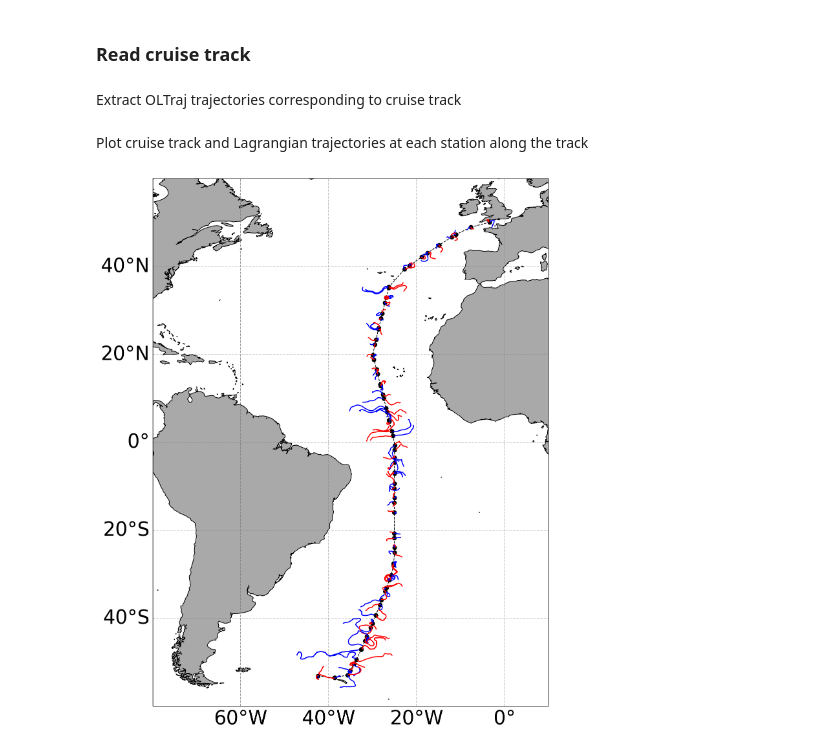
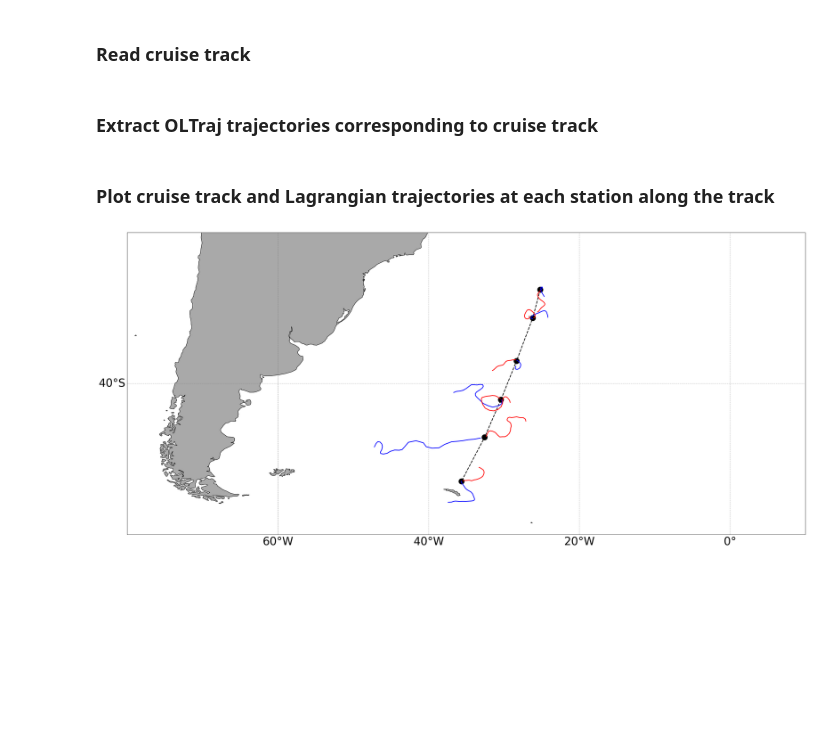
Before and after one commit to grgdll/OLTraj_examples, a Jupyter notebook: 1_Plot_traj/Source/OLTraj_eg_1.ipynb, the cells around one changed output. Drawn from its saved outputs; the diff is of its cells as text; code cells hidden in the pictures; blank space fills up the shorter version.

```diff
--- a/1_Plot_traj/Source/OLTraj_eg_1.ipynb
+++ b/1_Plot_traj/Source/OLTraj_eg_1.ipynb
@@ -42,8 +41,12 @@ from cartopy.util import add_cyclic_point
 
 track = pd.read_csv("../Input/amt27_track.csv")
 track['DateTime_UTC'] = pd.to_datetime(track['DateTime_UTC'])
+
+# remove most of the stations so that we can load some OLTraj files in Binder
+track = track.drop(track.index[0:55])
+track = track.iloc[0::4,:]
 # %% [markdown]
-Extract OLTraj trajectories corresponding to cruise track
+### Extract OLTraj trajectories corresponding to cruise track
 # %%
 #### convert longitude to -180,180 degs
 def convLon(ds):
@@ -71,8 +74,9 @@ trajlon = np.full((len(track), 59), np.nan)
 trajlat = np.full((len(track), 59), np.nan)
 
 dirOLTraj = '/data/datasets/Projects/OLTraj/From_AVISO/OLTraj/Processed/Lagrangian_traj/'
+dirOLTraj = '../Input/'
 for ifn in range(len(track)):
-    fname = track['DateTime_UTC'][ifn].strftime('%Y/%Y%m%d') + '_oltraj_uv_global.nc'
+    fname = track['DateTime_UTC'].iloc[ifn].strftime('%Y%m%d') + '_oltraj_uv_global.nc'
     fn = glob.glob(dirOLTraj + fname)[0]
 
     # open OLTraj file
@@ -82,46 +86,46 @@ for ifn in range(len(track)):
     dsAV = convLon(dsAV)
 
     # read OLTraj trajectories corresponding to curretn location of cruise track
-    tmp = dsAV.sel(lon=track['Longitude_degreesE'][ifn], lat=track['Latitude_degreesN'][ifn], method="nearest")
+    tmp = dsAV.sel(lon=track['Longitude_degreesE'].iloc[ifn], lat=track['Latitude_degreesN'].iloc[ifn], method="nearest")
 
     # store trajectories for given date
     trajlon[ifn] = tmp['trajlon']
     trajlat[ifn] = tmp['trajlat']
 # %% [markdown]
-Plot cruise track and Lagrangian trajectories at each station along the track
+### Plot cruise track and Lagrangian trajectories at each station along the track
 # %%
 # initialise figure
 fig = plt.figure(figsize=(40,15))
 ax = fig.add_subplot(111, projection=ccrs.PlateCarree(central_longitude=-25) )
 
 # plot cruise track
-ax.plot(  track['Longitude_degreesE'], track['Latitude_degreesN'], transform=ccrs.PlateCarree(), lw=1, marker='o', color='k', ls='--' )
+ax.plot(  track['Longitude_degreesE'], track['Latitude_degreesN'], transform=ccrs.PlateCarree(), lw=2, marker='o', color='k', ls='--', ms=15 )
 
 # plot Lagrangian trajectories
 for it in range(len(trajlon)):
     # backward trajectories
-    ax.plot(trajlon[it, :30], trajlat[it, :30], color='b', linestyle='-', transform=ccrs.PlateCarree() )
+    ax.plot(trajlon[it, :30], trajlat[it, :30], color='b', linestyle='-', lw=2, transform=ccrs.PlateCarree() )
     # forward trajectories
-    ax.plot(trajlon[it, 30:], trajlat[it, 30:], color='r', linestyle='-', transform=ccrs.PlateCarree() )
+    ax.plot(trajlon[it, 30:], trajlat[it, 30:], color='r', linestyle='-', lw=2, transform=ccrs.PlateCarree() )
 
 # add continents
 ax.add_feature(cfeature.NaturalEarthFeature('physical', 'land', '50m', edgecolor='k', facecolor='darkgray'))
 
 # set geographical extent of figure
-ax.set_extent([-80, 10, -60, 60], ccrs.PlateCarree())
+ax.set_extent([-80, 10, -60, -20], ccrs.PlateCarree())
 
 
 gl = ax.gridlines(crs=ccrs.PlateCarree(), draw_labels=True, linewidth=1, color='gray', alpha=0.5, linestyle='--')
 gl.xlabels_top = False
 gl.xlabels_bottom = True
 gl.ylabels_left = True
 gl.ylabels_right = False
 gl.xlines = True
 gl.xlocator = mticker.FixedLocator([-60, -60, -40, -20, 0, 10])
 gl.ylocator = mticker.FixedLocator([-60, -40, -20, 0, 20, 40, 60])
 gl.xformatter = LONGITUDE_FORMATTER
 gl.yformatter = LATITUDE_FORMATTER
 gl.ylabel_style = {'fontsize': 30, 'color': 'k'}
 gl.xlabel_style = {'fontsize': 30, 'color': 'k'}
 # %% [output]
-[figure, old version]
+[figure, new version]
```
Also changed, not shown: parts of 2 cells of this notebook, 1 other file.
